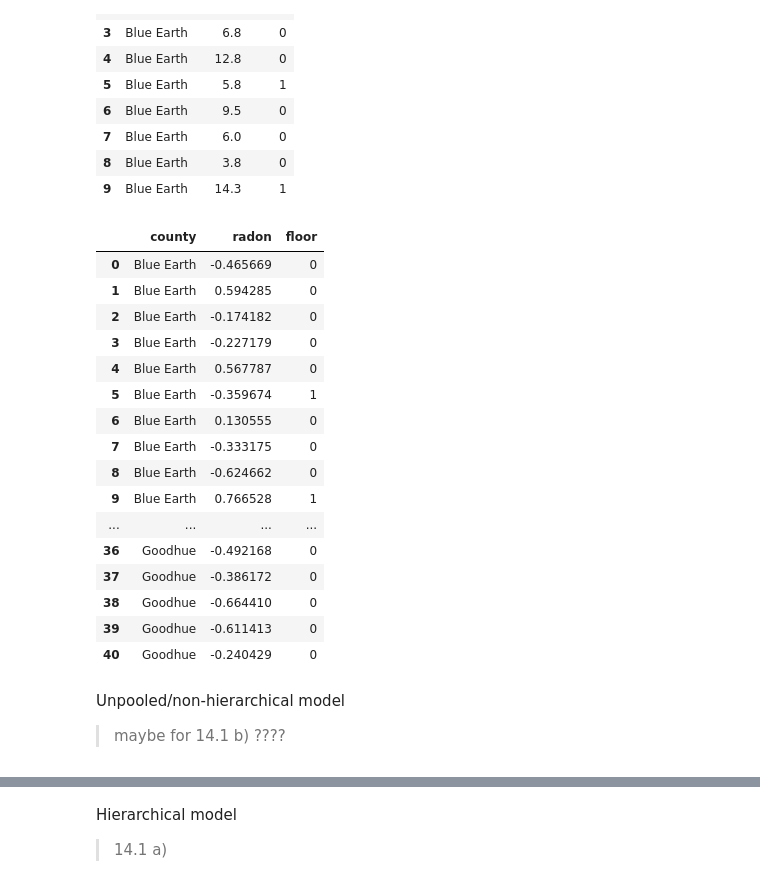
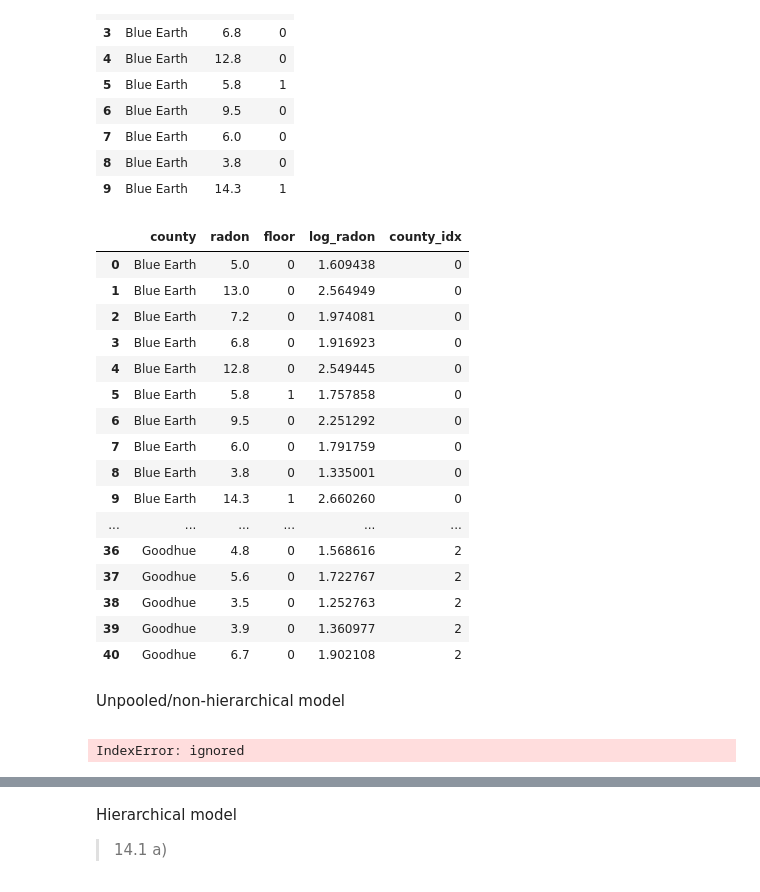
Before and after one commit to lwerth/INFO510, a Jupyter notebook: INFO410_hwk4.ipynb, the cells around one changed output, grey strips where cells are left out. Saved outputs shown, nothing was run; the diff lists cells and outputs as text; code cells hidden in the pictures.

```diff
--- a/INFO410_hwk4.ipynb
+++ b/INFO410_hwk4.ipynb
@@ -34,40 +56,38 @@ radon.head(10)
 | 8 | Blue Earth | 3.8 | 0 |
 | 9 | Blue Earth | 14.3 | 1 |
 # %%
-#transform the data
+#transform the data & take the log
 
-#standardize the data with log
-# radon['radon'] = radon['radon'].astype(theano.config.floatX)
 county_names = radon.county.unique()
-county_idx = OrdinalEncoder(dtype = np.int64).fit_transform(radon[['county']])
-
-# n_counties = len(radon.county.unique())
+radon['county_idx'] = OrdinalEncoder(dtype = np.int64).fit_transform(radon[['county']])
+radon['log_radon'] = np.log(radon[['radon']])
+n_counties = len(radon.county.unique())
+radon
 
 
+
+######### Extra Tries ###############
+# n_counties = len(radon.county.unique())
+# radon['radon'] = radon['radon'].astype(theano.config.floatX)
 #encode county as int for ordinal data
 # radon[['county']] = OrdinalEncoder(dtype = np.int64).fit_transform(radon[['county']])
-
 # #encode radon into a standard scalar
-radon[['radon']] = StandardScaler().fit_transform(radon[['radon']])
-# radon.log_radon = np.log(radon)
-
-n_counties = len(radon.county.unique())
-radon
+# radon.log_radon = np.log(radon['radon'])
 # %% [output]
-|  | county | radon | floor |
-| 0 | Blue Earth | -0.465669 | 0 |
-| 1 | Blue Earth | 0.594285 | 0 |
-| 2 | Blue Earth | -0.174182 | 0 |
-| 3 | Blue Earth | -0.227179 | 0 |
-| 4 | Blue Earth | 0.567787 | 0 |
-| 5 | Blue Earth | -0.359674 | 1 |
-| 6 | Blue Earth | 0.130555 | 0 |
-| 7 | Blue Earth | -0.333175 | 0 |
-| 8 | Blue Earth | -0.624662 | 0 |
-| 9 | Blue Earth | 0.766528 | 1 |
-| ... | ... | ... | ... |
-| 36 | Goodhue | -0.492168 | 0 |
-| 37 | Goodhue | -0.386172 | 0 |
-| 38 | Goodhue | -0.664410 | 0 |
-| 39 | Goodhue | -0.611413 | 0 |
-| 40 | Goodhue | -0.240429 | 0 |
+|  | county | radon | floor | log_radon | county_idx |
+| 0 | Blue Earth | 5.0 | 0 | 1.609438 | 0 |
+| 1 | Blue Earth | 13.0 | 0 | 2.564949 | 0 |
+| 2 | Blue Earth | 7.2 | 0 | 1.974081 | 0 |
+| 3 | Blue Earth | 6.8 | 0 | 1.916923 | 0 |
+| 4 | Blue Earth | 12.8 | 0 | 2.549445 | 0 |
+| 5 | Blue Earth | 5.8 | 1 | 1.757858 | 0 |
+| 6 | Blue Earth | 9.5 | 0 | 2.251292 | 0 |
+| 7 | Blue Earth | 6.0 | 0 | 1.791759 | 0 |
+| 8 | Blue Earth | 3.8 | 0 | 1.335001 | 0 |
+| 9 | Blue Earth | 14.3 | 1 | 2.660260 | 0 |
+| ... | ... | ... | ... | ... | ... |
+| 36 | Goodhue | 4.8 | 0 | 1.568616 | 2 |
+| 37 | Goodhue | 5.6 | 0 | 1.722767 | 2 |
+| 38 | Goodhue | 3.5 | 0 | 1.252763 | 2 |
+| 39 | Goodhue | 3.9 | 0 | 1.360977 | 2 |
+| 40 | Goodhue | 6.7 | 0 | 1.902108 | 2 |
@@ -89,7 +115,7 @@ radon
 #   cb_sumtab = pm.summary(cb_trace)
 # %% [markdown]
 Unpooled/non-hierarchical model
->maybe for 14.1 b) ????
+>
 # %%
 #unpooled non-hierarchical
 
@@ -112,0 +147,11 @@ with pm.Model() as unpooled_model:
+# %%
+# Fully pooled; simple logistic regression
+with pm.Model() as simple_model:
+    a = pm.Normal('a', 0, 2)
+    b = pm.Normal('b', 0, 1)
+    sigma = pm.HalfCauchy('sigma', 5)
+    b_floor = pm.BetaBinomial('b_floor', a, b, radon.floor)
+    p = pm.math.invlogit(a + b[county_idx] + b_floor*radon.floor.values)
+    radon_levels = pm.Binomial('radon_levels', p=p, sigma=sigma, observed = radon.log_radon)
+# %% [output]
+IndexError: ignored
```
Also changed, not shown: parts of 15 cells of this notebook.
